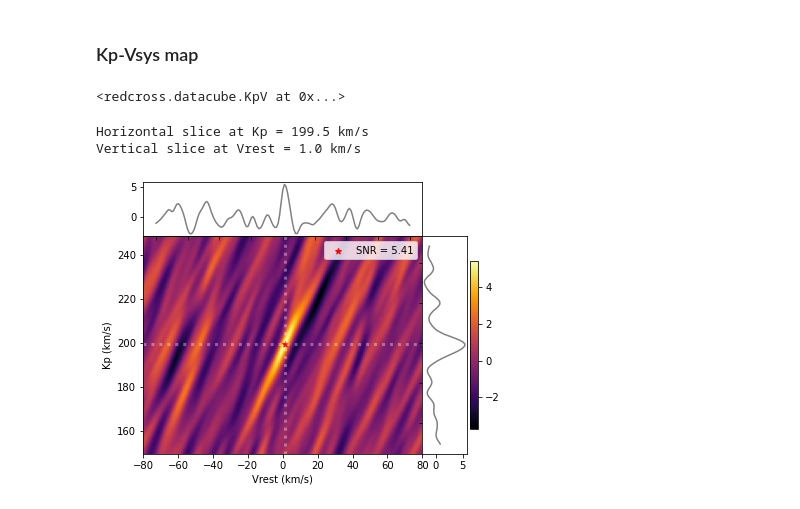
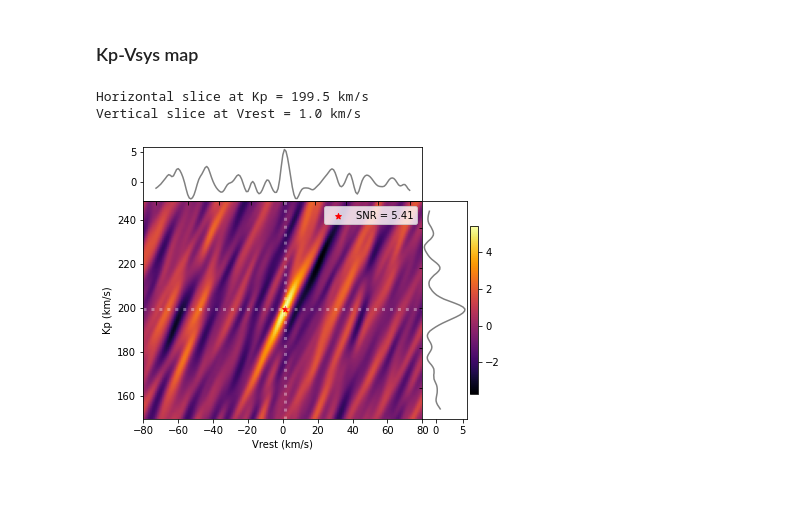
Before and after one commit to DGonzalezPicos/redcross, a Jupyter notebook: examples/00-Quickstart.ipynb, the cells around one changed output. Saved outputs shown, nothing was run; the diff lists cells and outputs as text; code cells hidden in the pictures.

```diff
--- a/examples/00-Quickstart.ipynb
+++ b/examples/00-Quickstart.ipynb
@@ -154,22 +163,17 @@ plt.show()
 ### Kp-Vsys map
 # %%
 # load BERV, MJD data for each frame
-
-
 planet = Planet('wasp189')
 planet.BERV = dc.BERV
 planet.MJD = dc.MJD
 
 dkp, kp_amp = dRV, 50 # km/s
 vrest_amp, dvrest = 80, dRV # km /s
 kpv = KpV(ccf, planet, [kp_amp, dkp], [vrest_amp, dvrest], bkg=50.)
 kpv.run()
+kpv.fancy_figure()
+plt.show()
 # %% [output]
-<redcross.datacube.KpV at 0x...>
+Horizontal slice at Kp = 199.5 km/s
+Vertical slice at Vrest = 1.0 km/s
+[figure, added]
-# %%
-kpv.fancy_figure(snr_max=True)
-plt.show()
-# %% [output]
-Horizontal slice at Kp = 199.5 km/s
-Vertical slice at Vrest = 1.0 km/s
-[figure, removed]
```
Also changed, not shown: parts of 5 cells of this notebook, 1 other file.
